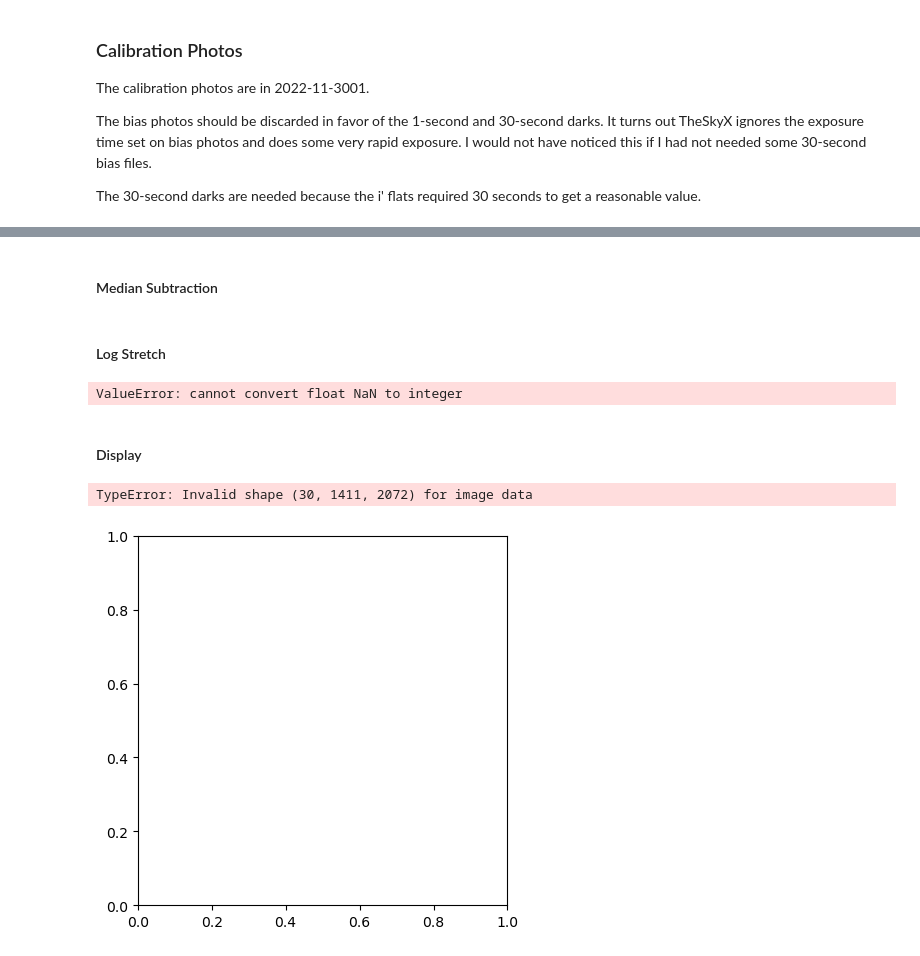
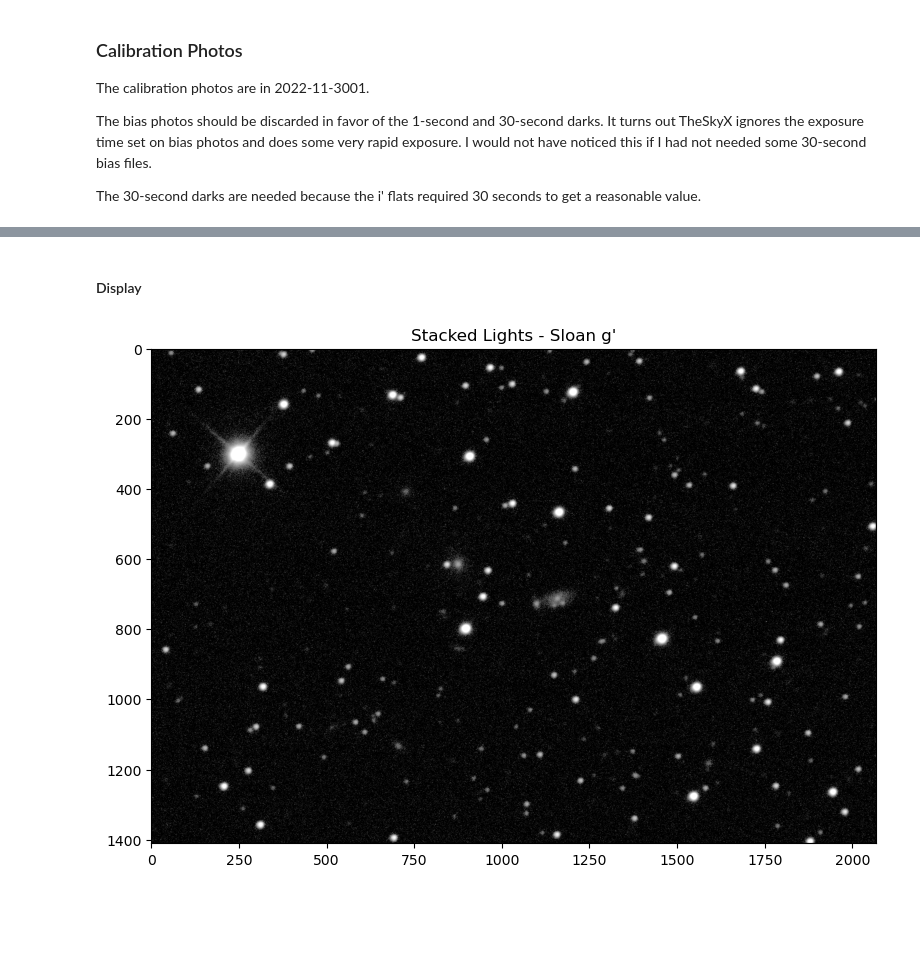
Before and after one commit to brianhill/transient-astronomy, a Jupyter notebook: targets/SN_2022abik/2022-12-1415/analysis-luke.ipynb, the cells around one changed output, grey strips where cells are left out. Cells and saved outputs as stored; diff of their text form; code cells hidden in the pictures; blank space fills up the shorter version.

```diff
--- a/targets/SN_2022abik/2022-12-1415/analysis-luke.ipynb
+++ b/targets/SN_2022abik/2022-12-1415/analysis-luke.ipynb
@@ -145,2 +239,5 @@ master_flat_subtracted = subtract_dark(master_g_flat,
 # %%
-lights_calibrated = [flat_correct(l, master_flat_subtracted) for l in lights_subtracted]
+reference_light_list = [lights_calibrated[0] for lights_calibrated in lights_calibrated_list]
+
+lights_aligned_with_footprints_list = [[aa.register(l, reference_light_list[i], detection_sigma=3.0) for
+                                        l in lights_calibrated_list[i]] for i in range(len(filters))]
@@ -151,2 +258,11 @@ sample_image = lights_calibrated
 # %%
-sample_data = np.asarray(sample_image)
+# we'll have to do this for each filter, so make some empty lists to append to
+first_light_list = []  # this contains the whole first fits file for each filter
+combined_light_list = []  # this contains the combined light data for each filter
+
+for i in range(len(filters)):
+    aligned_directory = aligned_directory_list[i]
+    aligned_files = ImageFileCollection(aligned_directory).files_filtered(include_path='True')
+    first_light_list.append(fits.open(aligned_files[0]))
+    lights = [CCDData.read(file, unit=u.adu) for file in aligned_files]
+    combined_light_list.append(combine(lights, method=method))
@@ -153,2 +286,0 @@ sample_data = np.asarray(sample_image)
-# %% [markdown]
-#### Median Subtraction
@@ -158,15 +287,29 @@ subtracted = lights_calibrated - medians
-# %% [markdown]
-#### Log Stretch
 # %%
-stretch_function = log_stretch_transform(7, 300)
-transform = np.vectorize(stretch_function)
-transformed = transform(subtracted)
+stacked_data_list = [np.asarray(combined_light) for combined_light in combined_light_list]
+
+# Median subtract
+
+medians_list = [np.median(stacked_data, axis=1, keepdims=True) for stacked_data in stacked_data_list]
+stacked_subtracted_list = [stacked_data_list[i] - medians_list[i] for i in range(len(filters))]
+
+# Log stretch
+
+stretch_function3 = log_stretch_transform(0, 100)
+transform3 = np.vectorize(stretch_function3)
+transformed_stacked_subtracted_list = [[transform3(data) for data in stacked_subtracted]
+                                       for stacked_subtracted in stacked_subtracted_list]
-# %% [output]
-ValueError: cannot convert float NaN to integer
 # %% [markdown]
 #### Display
 # %%
-plt.imshow(transformed, cmap='gray')
+# Stacked Sloan g' Image
+
+fig, axes = plt.subplots(1, 1, figsize=(8, 6))
+
+axes.imshow(transformed_stacked_subtracted_list[SLOAN_G_FILTER], cmap='gray')
+
+axes.set_title("Stacked Lights - " + filter_full_names[SLOAN_G_FILTER])
+
+plt.tight_layout()
+plt.show()
 # %% [output]
-TypeError: Invalid shape (30, 1411, 2072) for image data
-[figure, old version]
+[figure, new version]
```
Also changed, not shown: parts of 16 cells of this notebook.
